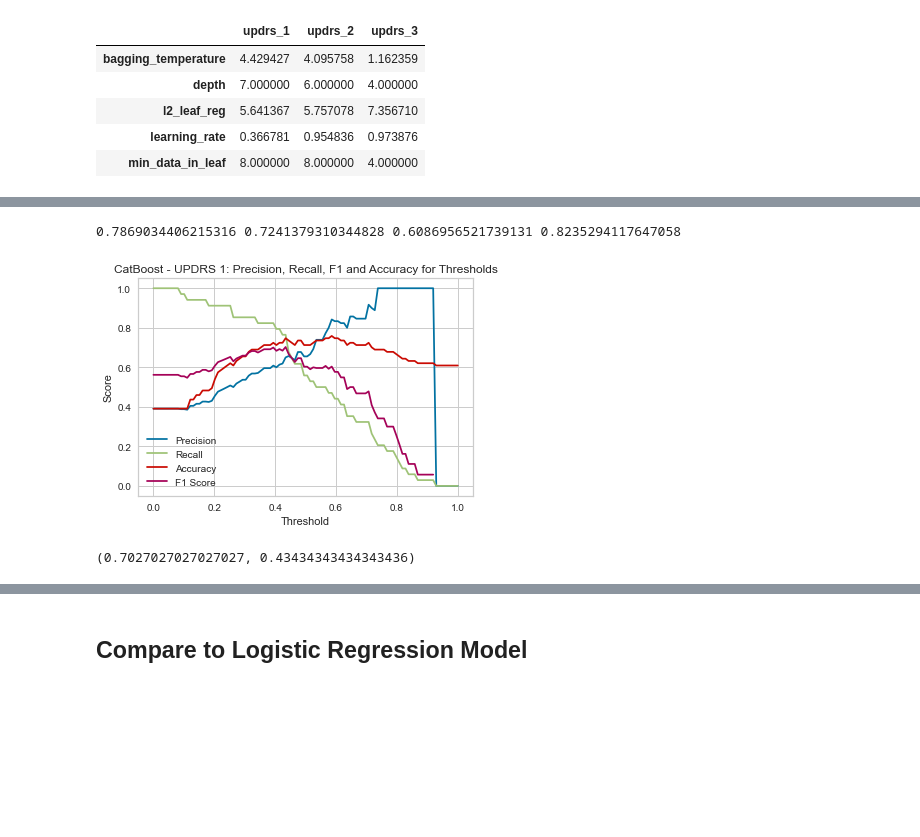
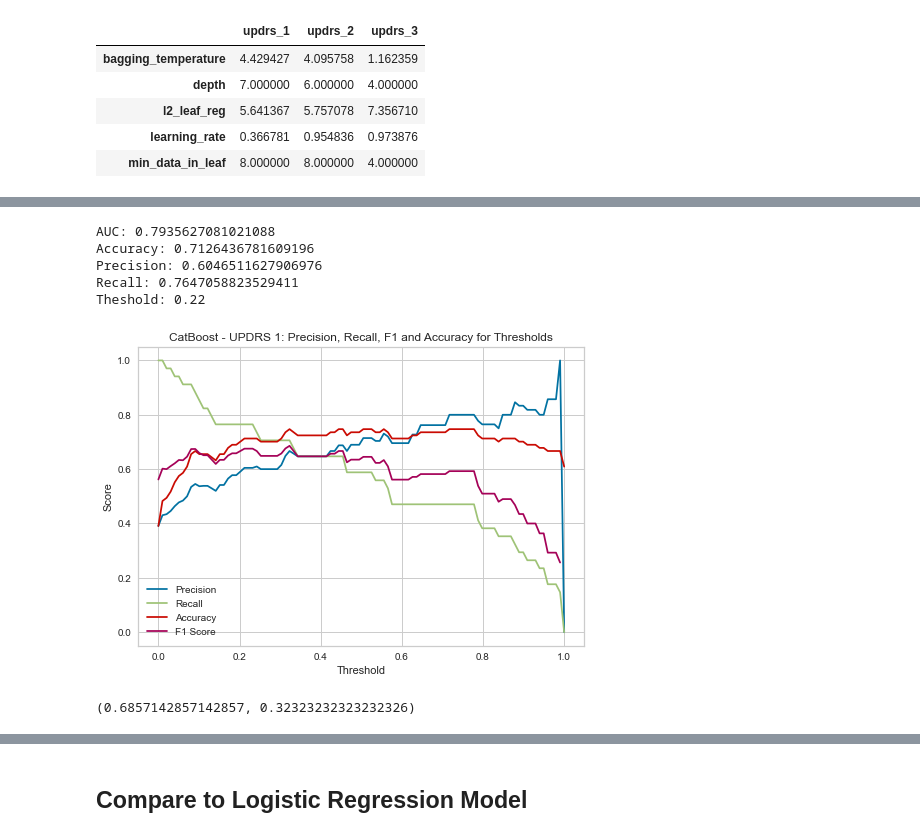
Before and after one commit to dagartga/Boosted-Models-for-Parkinsons-Prediction, a Jupyter notebook: parkinsons_1/notebooks/Compare_SMOTE_1yr_Models.ipynb, the cells around one changed output, grey strips where cells are left out. Saved outputs shown, nothing was run; the diff lists cells and outputs as text; code cells hidden in the pictures; blank space fills up the shorter version.

```diff
--- a/parkinsons_1/notebooks/Compare_SMOTE_1yr_Models.ipynb
+++ b/parkinsons_1/notebooks/Compare_SMOTE_1yr_Models.ipynb
@@ -791,24 +790,28 @@ KeyboardInterrupt:
 # %%
 # Load the saved model
 model = joblib.load('../models/catboost_updrs_1_model_hyperopt_smote.sav')
 
 # Make predictions on the test data
 X_test1 = updrs1_yr_test.drop(columns=['updrs_1_cat', 'kfold', 'visit_id', 'patient_id', 'updrs_1'])
 y_test1 = updrs1_yr_test['updrs_1_cat']
 
 preds = model.predict_proba(X_test1)[:, 1]
 
 print("AUC:", roc_auc_score(y_test1, preds),
-      "\nAccuracy:", accuracy_score(y_test1, preds>0.38),
-       "\nPrecision:", precision_score(y_test1, preds>0.38),
-       "\nRecall:", recall_score(y_test1, preds>0.38),
-       "\nTheshold: 0.38")
+      "\nAccuracy:", accuracy_score(y_test1, preds>0.22),
+       "\nPrecision:", precision_score(y_test1, preds>0.22),
+       "\nRecall:", recall_score(y_test1, preds>0.22),
+       "\nTheshold: 0.22")
 
 plot_precision_recall_accuracy(y_test1, preds, 'UPDRS 1', 'CatBoost')
 # %% [output]
-0.7869034406215316 0.7241379310344828 0.6086956521739131 0.8235294117647058
+AUC: 0.7935627081021088
+Accuracy: 0.7126436781609196
+Precision: 0.6046511627906976
+Recall: 0.7647058823529411
+Theshold: 0.22
-[figure, old version]
+[figure, new version]
-(0.7027027027027027, 0.43434343434343436)
+(0.6857142857142857, 0.32323232323232326)
 # %%
 # Load the saved model
 model = joblib.load('../models/catboost_updrs_2_model_hyperopt_smote.sav')
```
Also changed, not shown: parts of 9 cells of this notebook, 16 other files.
